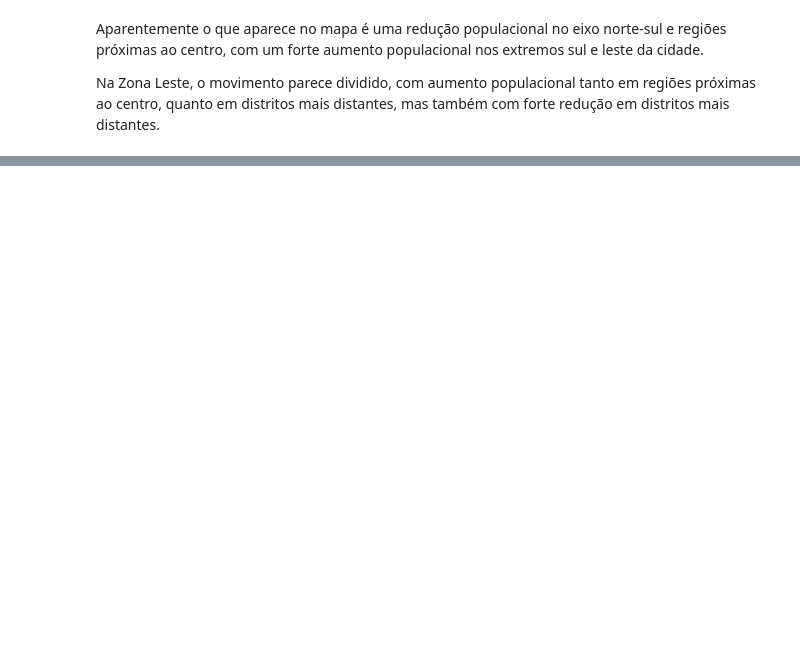
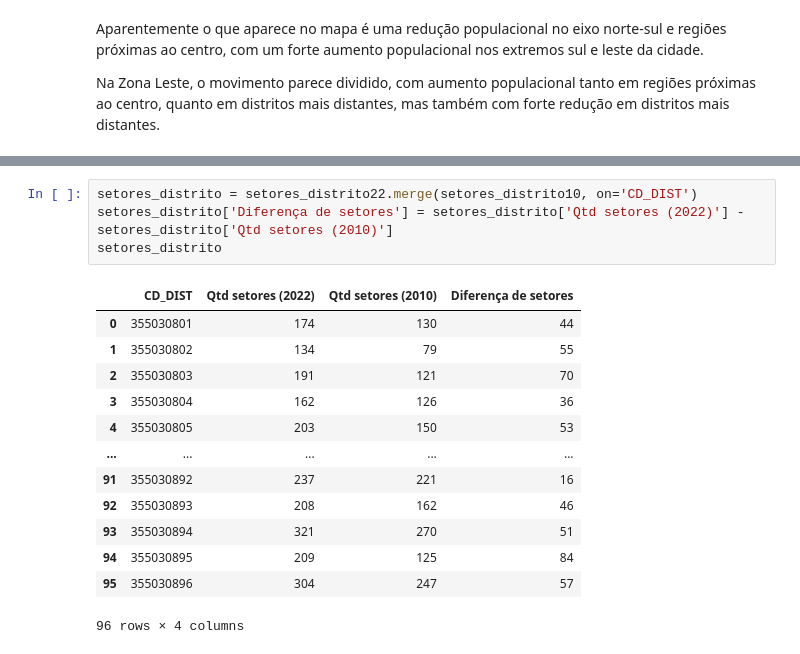
Before and after one commit to brunoazuma/explora_censo22, a Jupyter notebook: Explora_censos.ipynb, the cells around one changed output, grey strips where cells are left out. Saved outputs shown, nothing was run; the diff lists cells and outputs as text; blank space fills up the shorter version.

```diff
--- a/Explora_censos.ipynb
+++ b/Explora_censos.ipynb
@@ -428,0 +547,18 @@ Na Zona Leste, o movimento parece dividido, com aumento populacional tanto em re
+# %%
+setores_distrito = setores_distrito22.merge(setores_distrito10, on='CD_DIST')
+setores_distrito['Diferença de setores'] = setores_distrito['Qtd setores (2022)'] - setores_distrito['Qtd setores (2010)']
+setores_distrito
+# %% [output]
+|  | CD_DIST | Qtd setores (2022) | Qtd setores (2010) | Diferença de setores |
+| 0 | 355030801 | 174 | 130 | 44 |
+| 1 | 355030802 | 134 | 79 | 55 |
+| 2 | 355030803 | 191 | 121 | 70 |
+| 3 | 355030804 | 162 | 126 | 36 |
+| 4 | 355030805 | 203 | 150 | 53 |
+| ... | ... | ... | ... | ... |
+| 91 | 355030892 | 237 | 221 | 16 |
+| 92 | 355030893 | 208 | 162 | 46 |
+| 93 | 355030894 | 321 | 270 | 51 |
+| 94 | 355030895 | 209 | 125 | 84 |
+| 95 | 355030896 | 304 | 247 | 57 |
+96 rows × 4 columns
```
Also changed, not shown: parts of 34 cells of this notebook.
